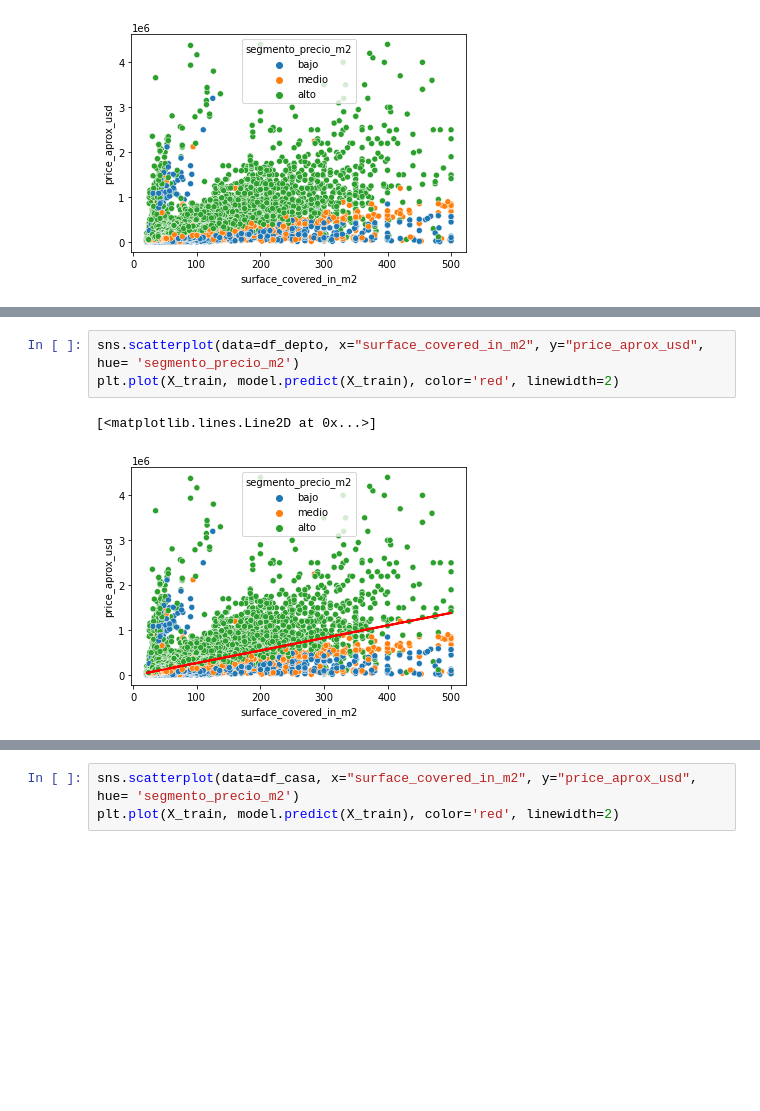
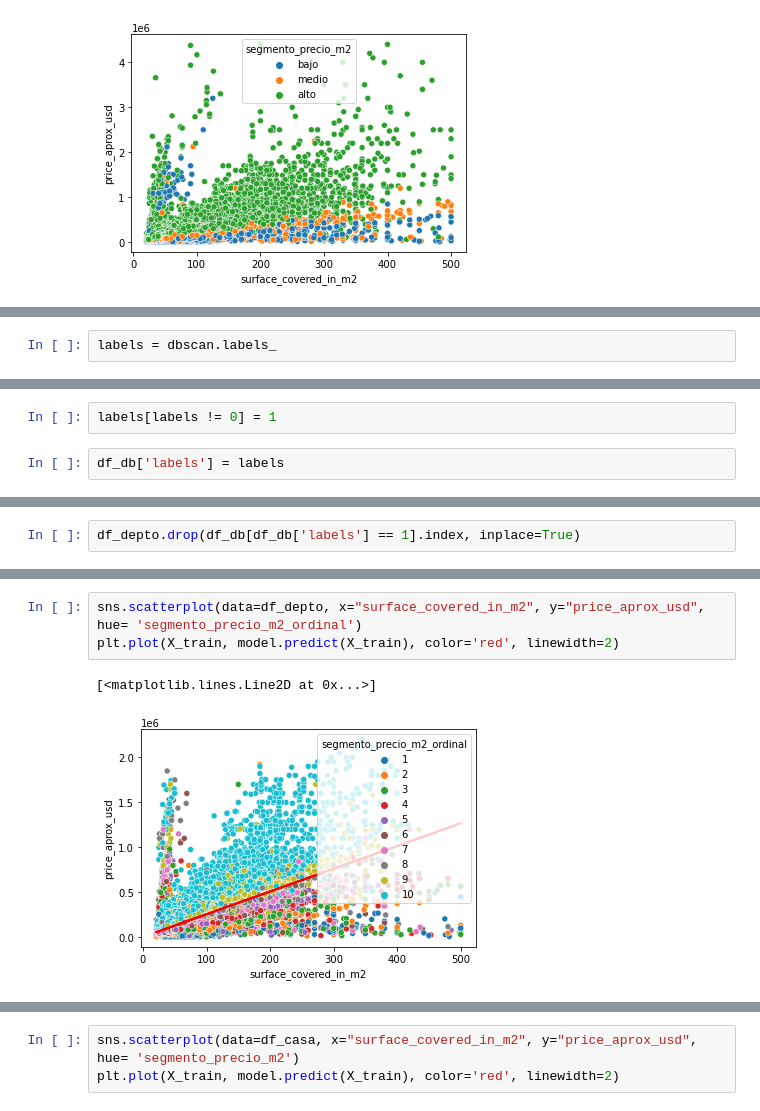
Before and after one commit to soledadh/limpieza_dataset_inmobiliario, a Jupyter notebook: regression.ipynb, the cells around one changed output, grey strips where cells are left out. Drawn from its saved outputs; the diff is of its cells as text; blank space fills up the shorter version.

Commit message:
outlier detection with DBSCAN, robust linear regression Huber Regressor

```diff
--- a/regression.ipynb
+++ b/regression.ipynb
@@ -106,0 +187,2 @@ RMSE_depto
+# %%
+labels = dbscan.labels_
@@ -106,0 +193,4 @@ RMSE_depto
+# %%
+labels[labels != 0] = 1
+# %%
+df_db['labels'] = labels
@@ -106,0 +215,2 @@ RMSE_depto
+# %%
+df_depto.drop(df_db[df_db['labels'] == 1].index, inplace=True)
@@ -107,6 +238,6 @@ RMSE_depto
 # %%
-sns.scatterplot(data=df_depto, x="surface_covered_in_m2", y="price_aprox_usd", hue= 'segmento_precio_m2')
+sns.scatterplot(data=df_depto, x="surface_covered_in_m2", y="price_aprox_usd", hue= 'segmento_precio_m2_ordinal')
 plt.plot(X_train, model.predict(X_train), color='red', linewidth=2)
 # %% [output]
 [<matplotlib.lines.Line2D at 0x...>]
-[figure, old version]
+[figure, new version]
```
Also changed, not shown: parts of 57 cells of this notebook.
